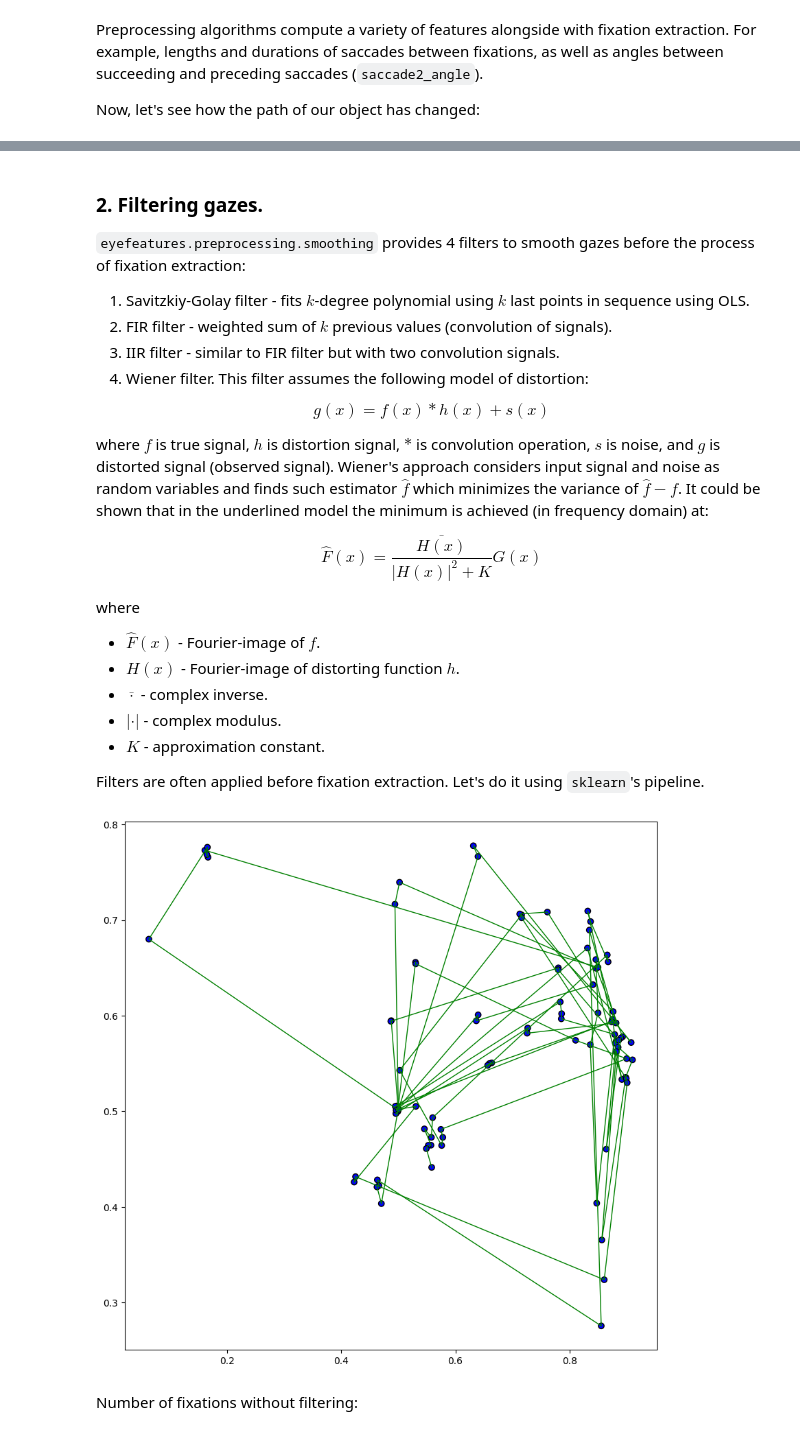
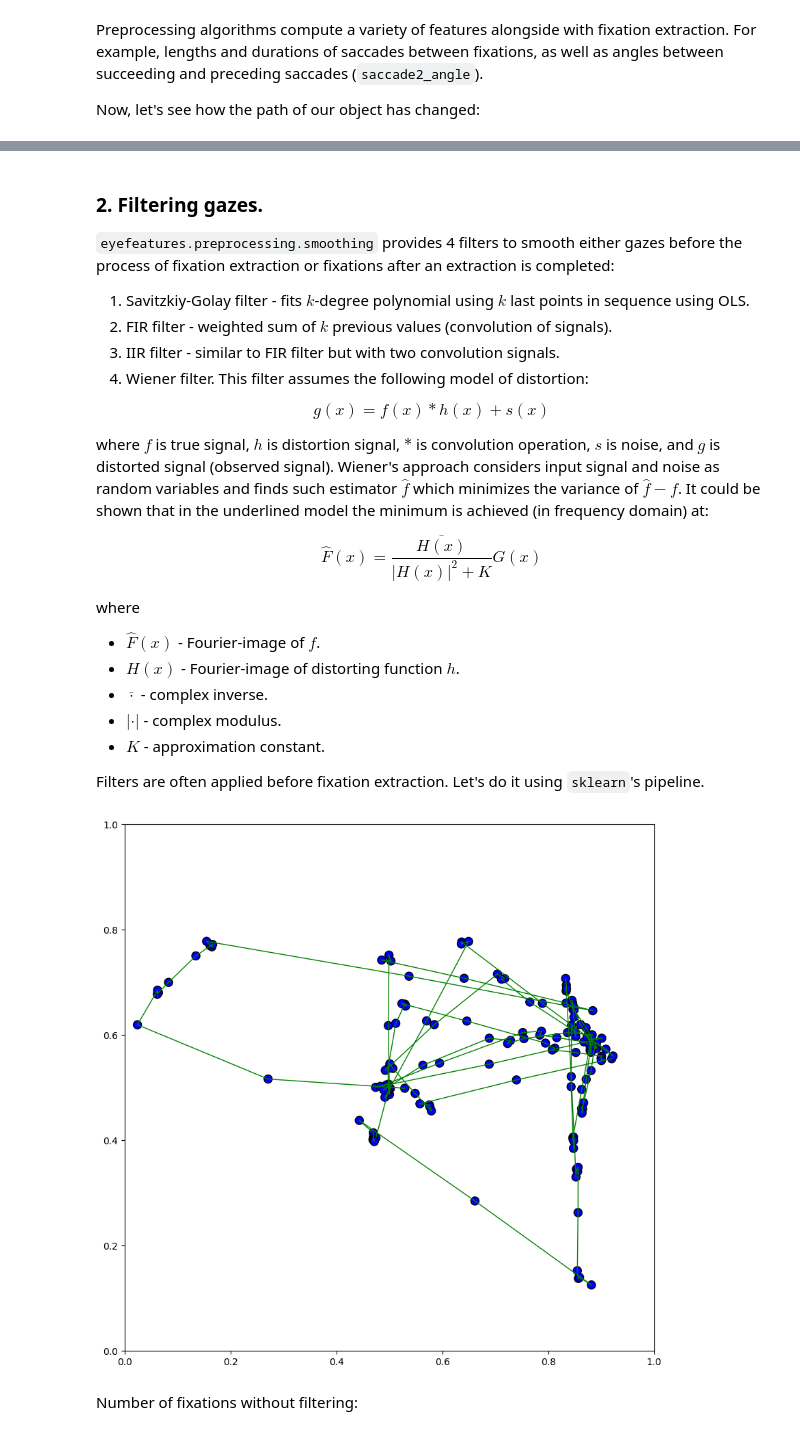
Before and after one commit to hse-scila/EyeFeatures, a Jupyter notebook: tutorials/preprocessing_tutorial.ipynb, the cells around one changed output, grey strips where cells are left out. Drawn from its saved outputs; the diff is of its cells as text; code cells hidden in the pictures.

```diff
--- a/tutorials/preprocessing_tutorial.ipynb
+++ b/tutorials/preprocessing_tutorial.ipynb
@@ -84,7 +93,7 @@ from eyefeatures.preprocessing.fixation_extraction import IDT
 # %% [markdown]
 IDT has two parameters: `min_duration` of fixation and `max_dispersion` of gazes within fixation. They provide a great control over the desired results.
 # %%
-preprocessor = IDT(x=x, y=y, t=t, pk=pk, min_duration=1e-5, max_dispersion=1e-3)
+preprocessor = IDT(x=x, y=y, t=t, pk=pk, min_duration=5, max_dispersion=5e-2, max_duration=50)
 
 fixations = preprocessor.fit_transform(data)
 fixations
@@ -113,7 +122,7 @@ scanpath_visualization(get_object(fixations), x, y, with_axes=True, path_width=1
 # %% [markdown]
 ### 2. Filtering gazes.
 
-`eyefeatures.preprocessing.smoothing` provides 4 filters to smooth gazes before the process of fixation extraction:
+`eyefeatures.preprocessing.smoothing` provides 4 filters to smooth either gazes before the process of fixation extraction or fixations after an extraction is completed:
 1. Savitzkiy-Golay filter - fits $k$-degree polynomial using $k$ last points in sequence using OLS.
 2. FIR filter - weighted sum of $k$ previous values (convolution of signals).
 3. IIR filter - similar to FIR filter but with two convolution signals.
@@ -138,16 +147,16 @@ from eyefeatures.preprocessing.smoothing import WienerFilter, SavGolFilter
 from sklearn.pipeline import Pipeline
 
 pipe = Pipeline(steps=[
-    ("wf_filter", WienerFilter(x=x, y=y, t=t, pk=pk, K='auto')),          # Wiener filter
-    ("sg_filter", SavGolFilter(x=x, y=y, t=t, pk=pk, window_length=10)),  # Savitzkiy-Golay filter
-    ("preprocessor", preprocessor)                                        # IDT algorithm
+    ("preprocessor", preprocessor),                                      # IDT algorithm
+    ("wf_filter", WienerFilter(x=x, y=y, t=t, pk=pk, K='auto')),         # Wiener filter
+    ("sg_filter", SavGolFilter(x=x, y=y, t=t, pk=pk, window_length=4)),  # Savitzkiy-Golay filter
 ])
 
 fixations_smooth = pipe.fit_transform(data)
 # %%
-scanpath_visualization(get_object(fixations_smooth), x, y, with_axes=True, path_width=1)
+scanpath_visualization(get_object(fixations_smooth), x, y, with_axes=True, path_width=1, axes_limits=(0, 1, 0, 1))
 # %% [output]
-[figure, old version]
+[figure, new version]
 # %% [markdown]
 Number of fixations without filtering:
 # %%
```
Also changed, not shown: parts of 6 cells of this notebook, 12 other files.
